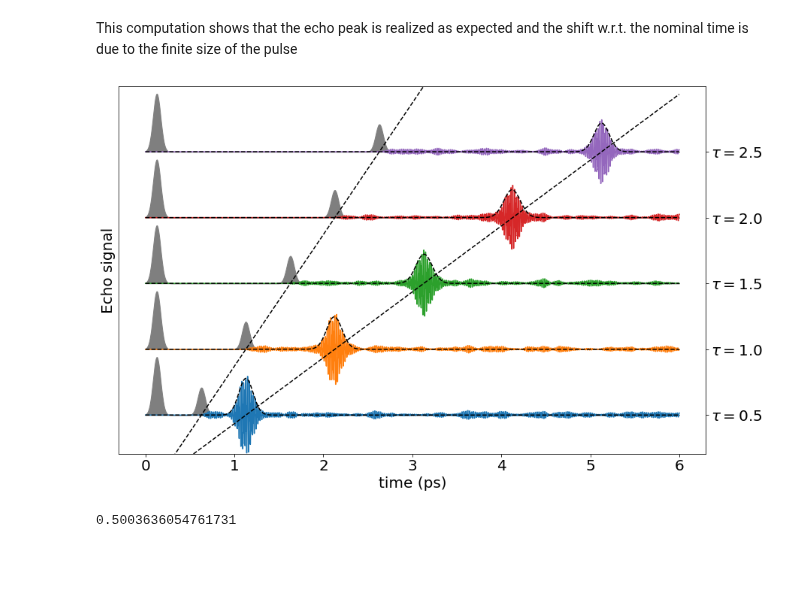
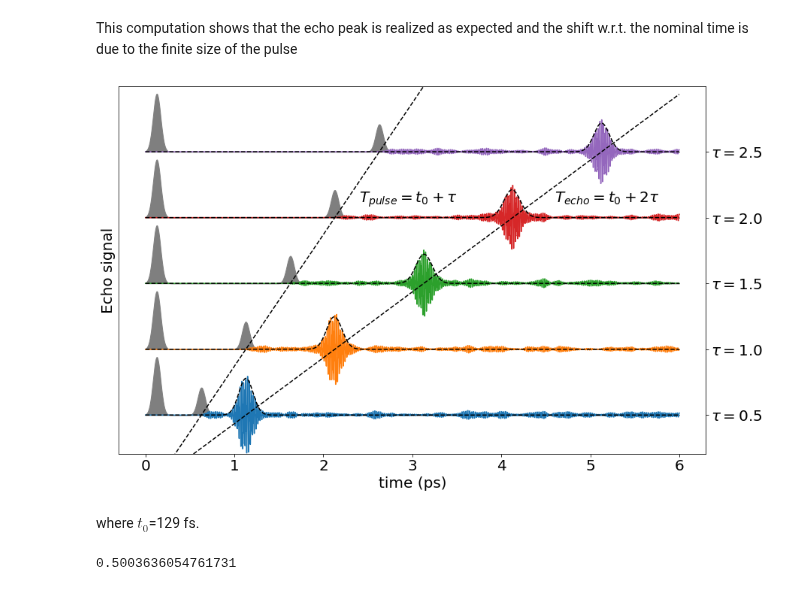
Before and after one commit to marcodalessandro76/Echo_mechanisms_decay_time_optical_orientation, a Jupyter notebook: PHOTON_ECO/ANALYSIS_Plot.ipynb, the cells around one changed output. Drawn from its saved outputs; the diff is of its cells as text; code cells hidden in the pictures; blank space fills up the shorter version.

```diff
--- a/PHOTON_ECO/ANALYSIS_Plot.ipynb
+++ b/PHOTON_ECO/ANALYSIS_Plot.ipynb
@@ -203,7 +203,7 @@ for t,p in zip(tau,echo_peak_vals):
     # perform the fit
     mean = p
     sigma = 100
-    popt,pcov = curve_fit(gaus,time_env,values_env,p0=[1,mean,sigma])
+    popt,pcov = curve_fit(gauss,time_env,values_env,p0=[1,mean,sigma])
     gauss_pars[t] = popt
 gauss_pars
 # %% [output]
@@ -242,34 +242,38 @@ shift = 1.7
 a_profile = 4*shift/(times_profile[-1]-times_profile[0])
 b_profile = -a*times_profile[0]
 a_echo = 4*shift/(times_echo[-1]-times_echo[0])
 b_echo = -a_echo*times_echo[0]
 
 ypos=0
 
 fig, ax1 = plt.subplots(figsize=(14, 9))
 
 for t in tau:
     ax1.plot(time*1e-3,ypos+echo[t]) #,color='tab:orange'
     #ax1.plot(time_output*1e-3,ypos+1.5*profile[t],color='tab:grey')
     ax1.fill_between(time_output*1e-3,ypos+1.5*profile[t]*rescale_profile,ypos,color='tab:grey')
     ax1.plot(time*1e-3,ypos+gauss(time,*gauss_pars[t]),color='black',linestyle='--')
     ypos+=shift
 ax1.plot(time*1e-3,a_profile*time*1e-3+b_profile,color='black',linestyle='--')
 #ax1.scatter(times_profile,a_profile*times_profile+b_profile,color='black')
 ax1.plot(time*1e-3,a_echo*time*1e-3+b_echo,color='black',linestyle='--')
 #ax1.scatter(times_echo,a_echo*times_echo+b_echo)
 
+ax1.text(2.4,5.5,'$T_{pulse}=t_0+\\tau$',size=label_size)
+ax1.text(4.6,5.5,'$T_{echo}=t_0+2\\tau$',size=label_size)
 ax1.set_xlabel('time (ps)',size=label_size)
 ax1.set_ylabel('Echo signal',size=label_size)
 ax1.set_ylim(e_min,e_max)
 ax1.set_yticks([shift*i for i in range(len(tau_disp))])
 ax1.set_yticklabels(tau_disp,size=label_size)
 ax1.yaxis.tick_right()
 ax1.tick_params(axis='both', which='major', labelsize=label_size)
 
 #plt.savefig(fname='Plot/echo_analysis.eps',format='eps',bbox_inches = "tight")
 # %% [output]
-[figure, old version]
+[figure, new version]
+# %% [markdown]
+where $t_0$=129 fs.
 # %%
 # the shape is consistent with a delay 2*tau
 a_echo/a_profile
```
Also changed, not shown: 3 other files.
